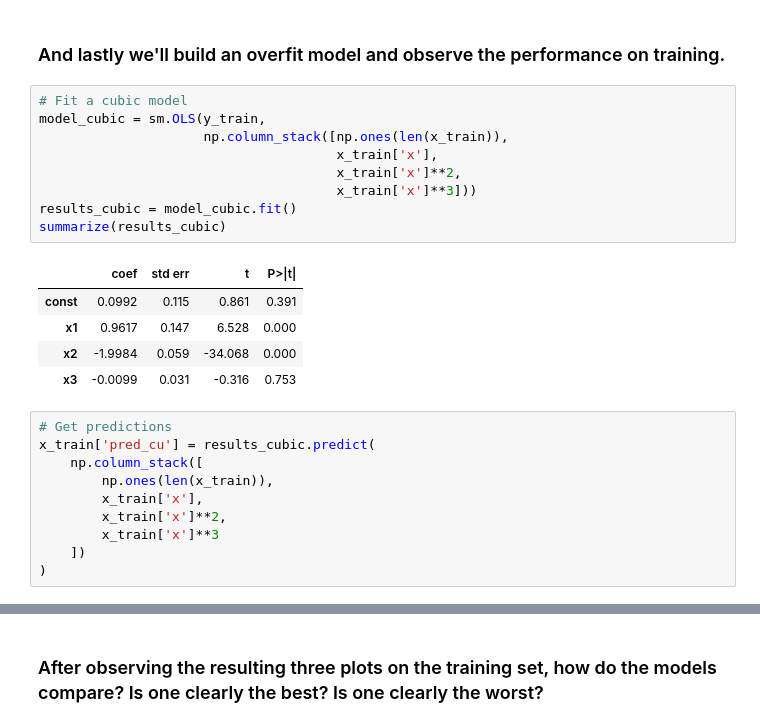
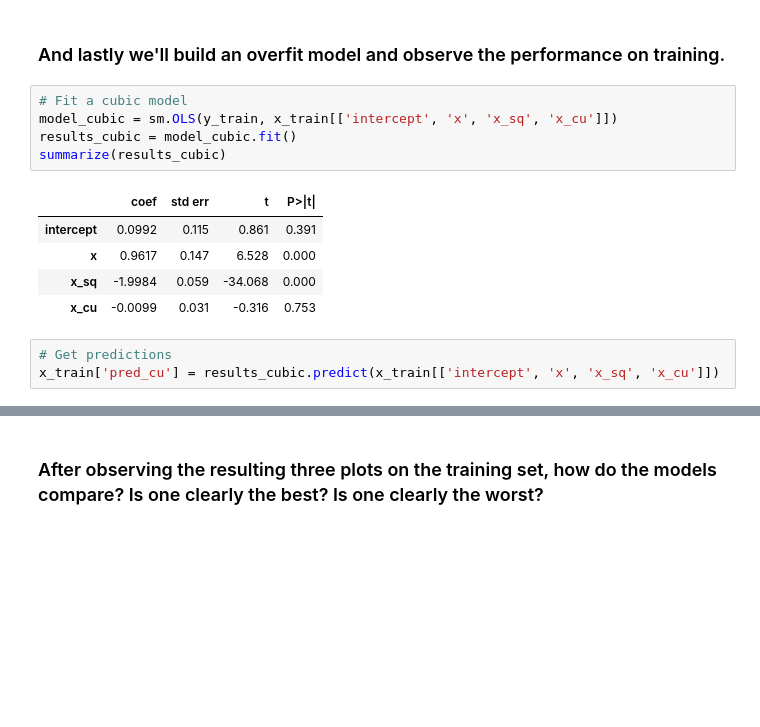
Before and after one commit to emileeharadon-gif/code_2600, a Jupyter notebook: mod02_trainingsplit.ipynb, the cells around one changed output, grey strips where cells are left out. Saved outputs shown, nothing was run; the diff lists cells and outputs as text; blank space fills up the shorter version.

```diff
--- a/mod02_trainingsplit.ipynb
+++ b/mod02_trainingsplit.ipynb
@@ -141,29 +141,18 @@ ax.plot(linear['x'], linear['y_hat'], color='orange')
 ### And lastly we'll build an overfit model and observe the performance on training.
 # %%
 # Fit a cubic model
-model_cubic = sm.OLS(y_train,
-                     np.column_stack([np.ones(len(x_train)),
-                                      x_train['x'],
-                                      x_train['x']**2,
-                                      x_train['x']**3]))
+model_cubic = sm.OLS(y_train, x_train[['intercept', 'x', 'x_sq', 'x_cu']])
 results_cubic = model_cubic.fit()
 summarize(results_cubic)
 # %% [output]
 |  | coef | std err | t | P>|t| |
-| const | 0.0992 | 0.115 | 0.861 | 0.391 |
-| x1 | 0.9617 | 0.147 | 6.528 | 0.000 |
-| x2 | -1.9984 | 0.059 | -34.068 | 0.000 |
-| x3 | -0.0099 | 0.031 | -0.316 | 0.753 |
+| intercept | 0.0992 | 0.115 | 0.861 | 0.391 |
+| x | 0.9617 | 0.147 | 6.528 | 0.000 |
+| x_sq | -1.9984 | 0.059 | -34.068 | 0.000 |
+| x_cu | -0.0099 | 0.031 | -0.316 | 0.753 |
 # %%
 # Get predictions
-x_train['pred_cu'] = results_cubic.predict(
-    np.column_stack([
-        np.ones(len(x_train)),
-        x_train['x'],
-        x_train['x']**2,
-        x_train['x']**3
-    ])
-)
+x_train['pred_cu'] = results_cubic.predict(x_train[['intercept', 'x', 'x_sq', 'x_cu']])
 # %%
 # Plot predictions as solid *red* line
 order = np.argsort(x_train['x'])
```
Also changed, not shown: parts of 1 cell of this notebook.
